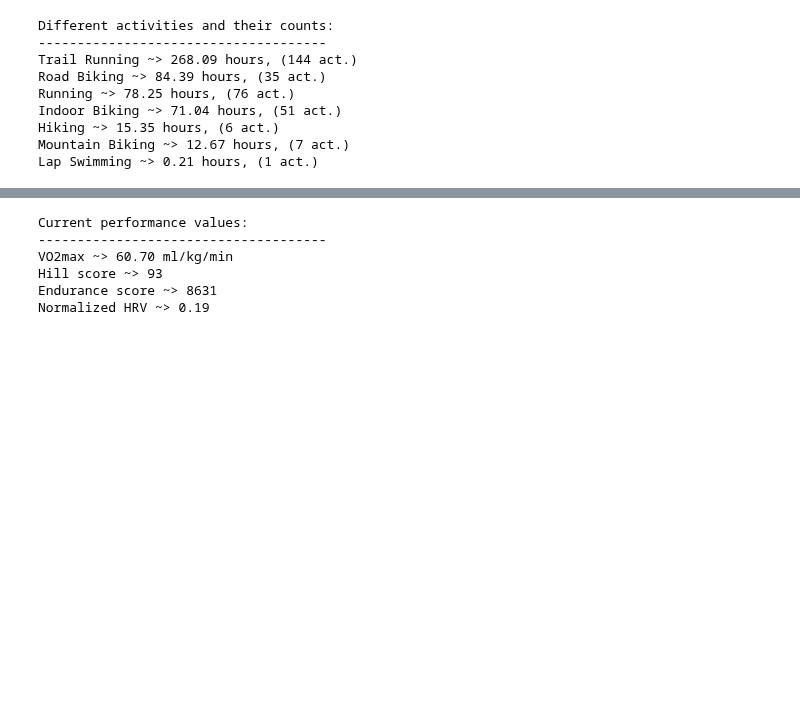
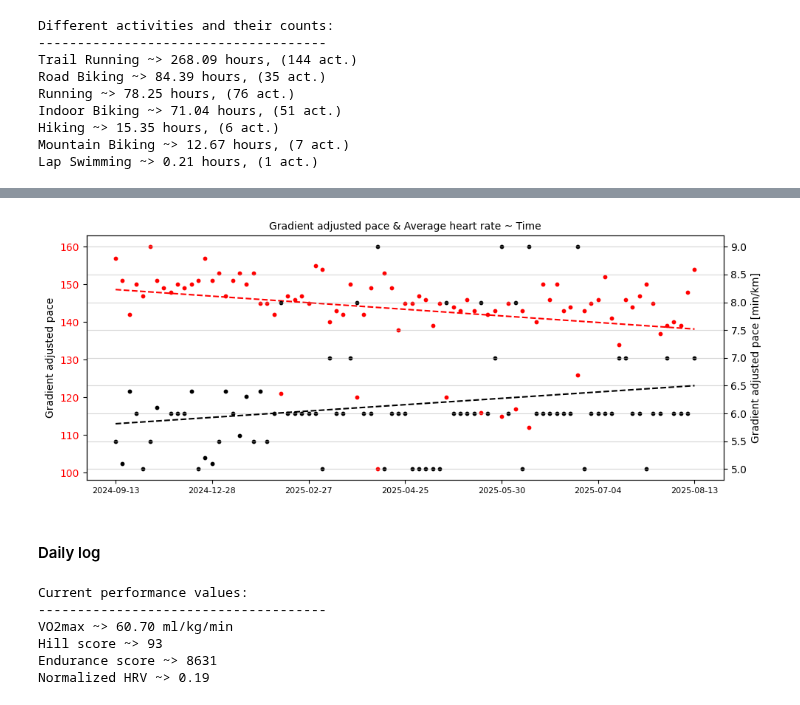
Before and after one commit to 1312Bravo/TrainingPeaks_customLog, a Jupyter notebook: analysis_sandbox/sandbox.ipynb, the cells around one changed output, grey strips where cells are left out. Cells and saved outputs as stored; diff of their text form; code cells hidden in the pictures; blank space fills up the shorter version.

```diff
--- a/analysis_sandbox/sandbox.ipynb
+++ b/analysis_sandbox/sandbox.ipynb
@@ -128,3 +168,38 @@ Lap Swimming ~> 0.21 hours, (1 act.)
+# %%
+# Easy long runs trail running ~ Relationship between Gradient adjusted pace & Average heart rate
+
+easy_trail_long_runs = (
+    tp_log_df
+    .query("`Activity type` == 'Trail Running'") # Trail running
+    .query("`Description`.str.contains('Trail Running')") # Normal runs ~ No specific training (Easy long runs)
+    .query("`Aerobic training effect` < 5.0") # Filter out races
+    )
+
+fig, ax = plt.subplots(1,1, figsize=(10, 4))
+indices = np.arange(0, len(easy_trail_long_runs["Datetime"]))
+
+plt.title("Gradient adjusted pace & Average heart rate ~ Time", fontsize=10)
+ax.scatter(indices, easy_trail_long_runs["Average heart rate"], label="Average heart rate", color="red", s=10)
+sns.regplot(x=indices, y=easy_trail_long_runs["Average heart rate"], color="red", line_kws={"linestyle":"--", "linewidth":1.5}, ci=None, scatter=False, ax=ax)
+ax.set_ylabel("Average heart rate", color="red")
+ax.tick_params(axis="y", labelcolor="red")
+
+ax2 = ax.twinx()
+ax2.scatter(indices, easy_trail_long_runs["Gradient adjusted pace [min/km]"], label="Gradient adjusted pace [min/km]", color="black", s=10)
+sns.regplot(x=indices, y=easy_trail_long_runs["Gradient adjusted pace [min/km]"], color="black", line_kws={"linestyle":"--", "linewidth":1.5}, ci=None, scatter=False, ax=ax2)
+ax.set_ylabel("Gradient adjusted pace", color="black")
+ax2.tick_params(axis="y", labelcolor="black")
+
+ax.set_xticks(indices[::max(1, len(indices)//6)])
+ax.set_xticklabels(easy_trail_long_runs["Datetime"].dt.strftime("%Y-%m-%d")[::max(1, len(indices)//6)], fontsize=8, rotation=0)
+
+plt.grid(alpha=.5)
+plt.tight_layout()
+plt.show()
+# %% [output]
+[figure, added]
+# %% [markdown]
+#### Daily log
 # %%
 # Quick analyis ~ Daily log
 print("Current performance values:")
```
Also changed, not shown: parts of 7 cells of this notebook.
